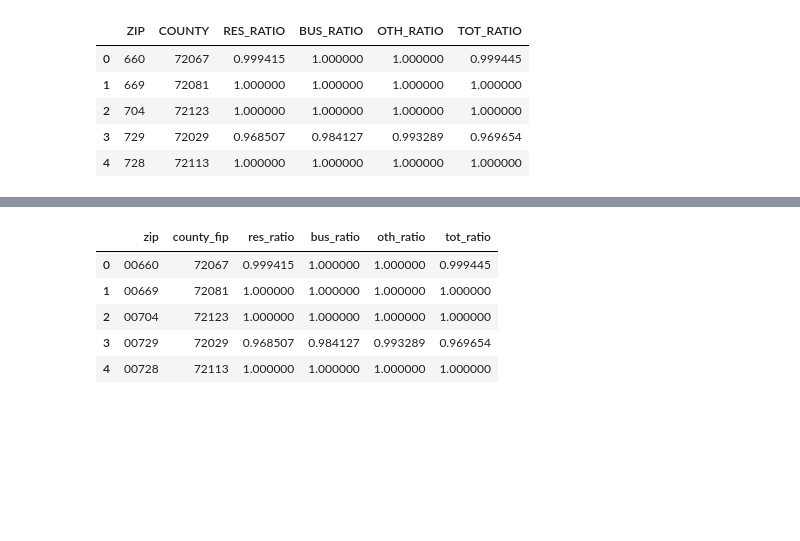
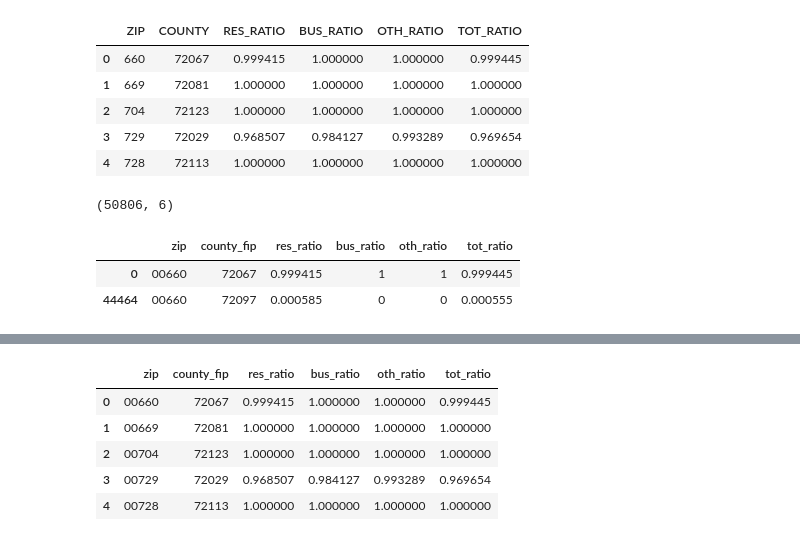
Before and after one commit to aurel1212/medicare-project, a Jupyter notebook: script/zip_county_lookup_merge.ipynb, the cells around one changed output, grey strips where cells are left out. Drawn from its saved outputs; the diff is of its cells as text; code cells hidden in the pictures; blank space fills up the shorter version.

```diff
--- a/script/zip_county_lookup_merge.ipynb
+++ b/script/zip_county_lookup_merge.ipynb
@@ -44,6 +42,16 @@ df_zip.head()
 | 2 | 704 | 72123 | 1.000000 | 1.000000 | 1.000000 | 1.000000 |
 | 3 | 729 | 72029 | 0.968507 | 0.984127 | 0.993289 | 0.969654 |
 | 4 | 728 | 72113 | 1.000000 | 1.000000 | 1.000000 | 1.000000 |
+# %%
+df_zip.shape
+# %% [output]
+(50806, 6)
+# %%
+df_zip[df_zip['zip']=='00660']
+# %% [output]
+|  | zip | county_fip | res_ratio | bus_ratio | oth_ratio | tot_ratio |
+| 0 | 00660 | 72067 | 0.999415 | 1 | 1 | 0.999445 |
+| 44464 | 00660 | 72097 | 0.000585 | 0 | 0 | 0.000555 |
 # %%
 df_zip.columns = ['zip', 'county_fip', 'res_ratio', 'bus_ratio', 'oth_ratio', 'tot_ratio']
 # %%
```
Also changed, not shown: parts of 9 cells of this notebook, 1 other file.
